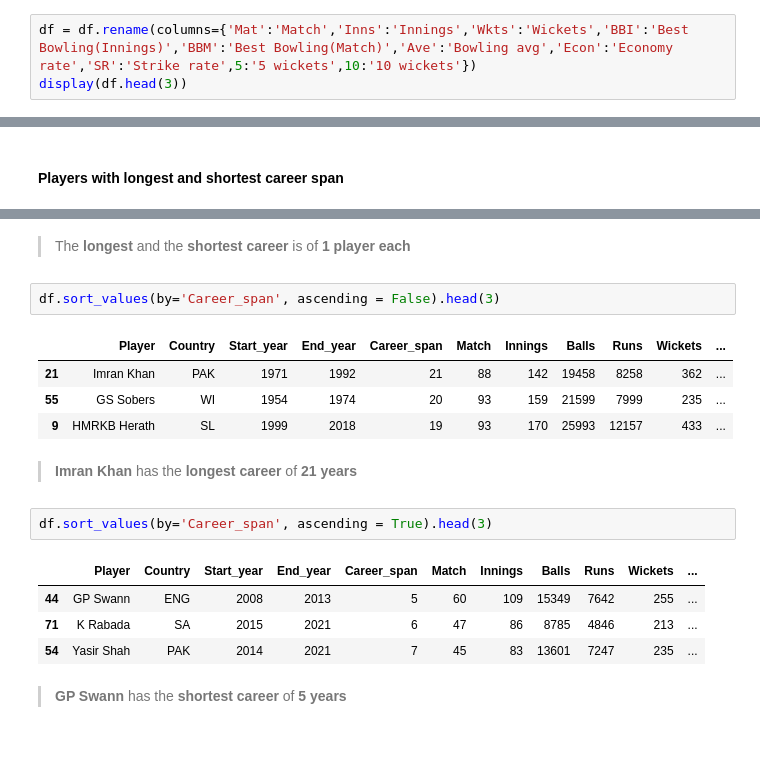
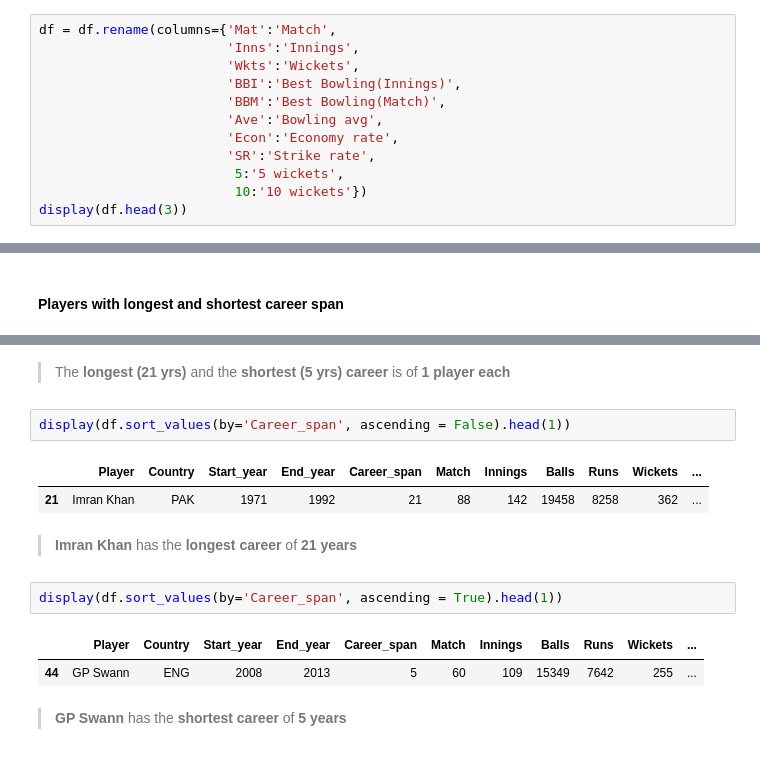
Before and after one commit to Mehreen-te/test_cricket_analysis, a Jupyter notebook: test_bowlers_analysis.ipynb, the cells around one changed output, grey strips where cells are left out. Drawn from its saved outputs; the diff is of its cells as text.

```diff
--- a/test_bowlers_analysis.ipynb
+++ b/test_bowlers_analysis.ipynb
@@ -99,7 +99,16 @@ Many other primary insights can be taken from the the statistical measures
 # %% [markdown]
 #### Renaming the columns
 # %%
-df = df.rename(columns={'Mat':'Match','Inns':'Innings','Wkts':'Wickets','BBI':'Best Bowling(Innings)','BBM':'Best Bowling(Match)','Ave':'Bowling avg','Econ':'Economy rate','SR':'Strike rate',5:'5 wickets',10:'10 wickets'})
+df = df.rename(columns={'Mat':'Match',
+                        'Inns':'Innings',
+                        'Wkts':'Wickets',
+                        'BBI':'Best Bowling(Innings)',
+                        'BBM':'Best Bowling(Match)',
+                        'Ave':'Bowling avg',
+                        'Econ':'Economy rate',
+                        'SR':'Strike rate',
+                         5:'5 wickets',
+                         10:'10 wickets'})
 display(df.head(3))
 # %% [output]
 |  | Player | Span | Match | Innings | Balls | Runs | Wickets | Best Bowling(Innings) | ... |
@@ -367,23 +380,19 @@ df['Career_span'].value_counts()
 21     1
 Name: Career_span, dtype: int64
 # %% [markdown]
-> The **longest** and the **shortest career** is of **1 player each**
+> The **longest (21 yrs)** and the **shortest (5 yrs) career** is of **1 player each**
 # %%
-df.sort_values(by='Career_span', ascending = False).head(3)
+display(df.sort_values(by='Career_span', ascending = False).head(1))
 # %% [output]
 |  | Player | Country | Start_year | End_year | Career_span | Match | Innings | Balls | Runs | Wickets | ... |
 | 21 | Imran Khan | PAK | 1971 | 1992 | 21 | 88 | 142 | 19458 | 8258 | 362 | ... |
-| 55 | GS Sobers | WI | 1954 | 1974 | 20 | 93 | 159 | 21599 | 7999 | 235 | ... |
-| 9 | HMRKB Herath | SL | 1999 | 2018 | 19 | 93 | 170 | 25993 | 12157 | 433 | ... |
 # %% [markdown]
 > **Imran Khan** has the **longest career** of **21 years**
 # %%
-df.sort_values(by='Career_span', ascending = True).head(3)
+display(df.sort_values(by='Career_span', ascending = True).head(1))
 # %% [output]
 |  | Player | Country | Start_year | End_year | Career_span | Match | Innings | Balls | Runs | Wickets | ... |
 | 44 | GP Swann | ENG | 2008 | 2013 | 5 | 60 | 109 | 15349 | 7642 | 255 | ... |
-| 71 | K Rabada | SA | 2015 | 2021 | 6 | 47 | 86 | 8785 | 4846 | 213 | ... |
-| 54 | Yasir Shah | PAK | 2014 | 2021 | 7 | 45 | 83 | 13601 | 7247 | 235 | ... |
 # %% [markdown]
 > **GP Swann** has the **shortest career** of **5 years**
 # %% [markdown]
```
Also changed, not shown: parts of 18 cells of this notebook.
